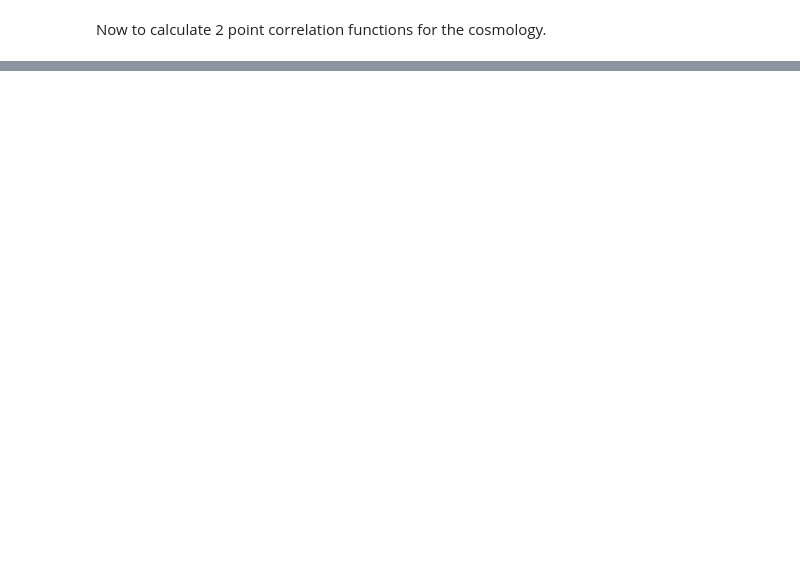
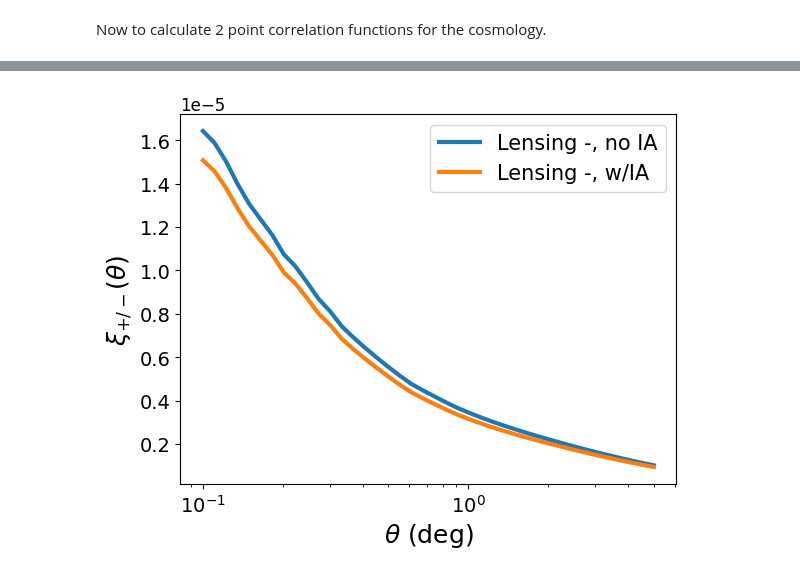
Before and after one commit to sepehrX12/Intrinsic-Alignment-Project, a Jupyter notebook: CCL_LSST.ipynb, the cells around one changed output, grey strips where cells are left out. Cells and saved outputs as stored; diff of their text form; code cells hidden in the pictures; blank space fills up the shorter version.

```diff
--- a/CCL_LSST.ipynb
+++ b/CCL_LSST.ipynb
@@ -225,0 +323,26 @@ Now to calculate 2 point correlation functions for the cosmology.
+# %%
+# now to calculate the correlation functions.
+theta_deg = np.logspace(-1, np.log10(5.), 40) # Theta is in degrees
+
+#Cosmic shear:
+xi_plus = ccl.correlation(cosmo, ell=ell, C_ell=cls, theta=theta_deg, type='GG+', method='FFTLog')
+xi_minus = ccl.correlation(cosmo, ell=ell, C_ell=cls, theta=theta_deg, type='GG-', method='FFTLog')
+#Cosmic shear with IA:
+xi_plus_ia = ccl.correlation(cosmo, ell=ell, C_ell=cls_ia, theta=theta_deg, type='GG+', method='FFTLog')
+xi_minus_ia = ccl.correlation(cosmo, ell=ell, C_ell=cls_ia, theta=theta_deg, type='GG-', method='FFTLog')
+#Clustering:
+xi_clu = ccl.correlation(cosmo, ell=ell, C_ell=cls_clu, theta=theta_deg, type='NN', method='FFTLog')
+# %%
+#plt.plot(theta_deg, xi_plus, label='Lensing +, no IA')
+plt.plot(theta_deg, xi_minus, label='Lensing -, no IA')
+#plt.plot(theta_deg, xi_plus_ia, label='Lensing +, w/IA')
+plt.plot(theta_deg, xi_minus_ia, label='Lensing -, w/IA')
+plt.xticks(fontsize=14)
+plt.yticks(fontsize=14)
+plt.xscale('log')
+plt.legend(loc='upper right')
+plt.xlabel(r'$\theta$ (deg)',fontsize=18)
+plt.ylabel(r'$\xi_{+/-} (\theta)$',fontsize=18)
+plt.show()
+# %% [output]
+[figure, added]
```
Also changed, not shown: parts of 15 cells of this notebook.
